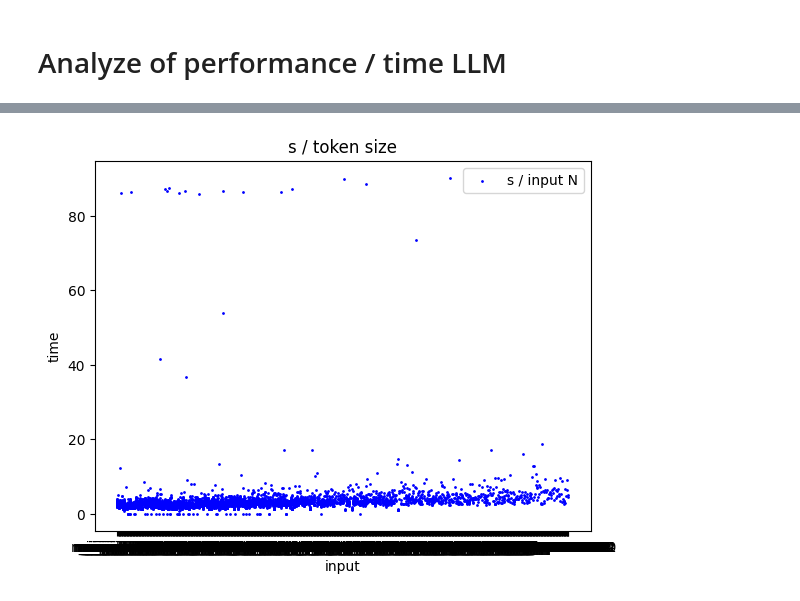
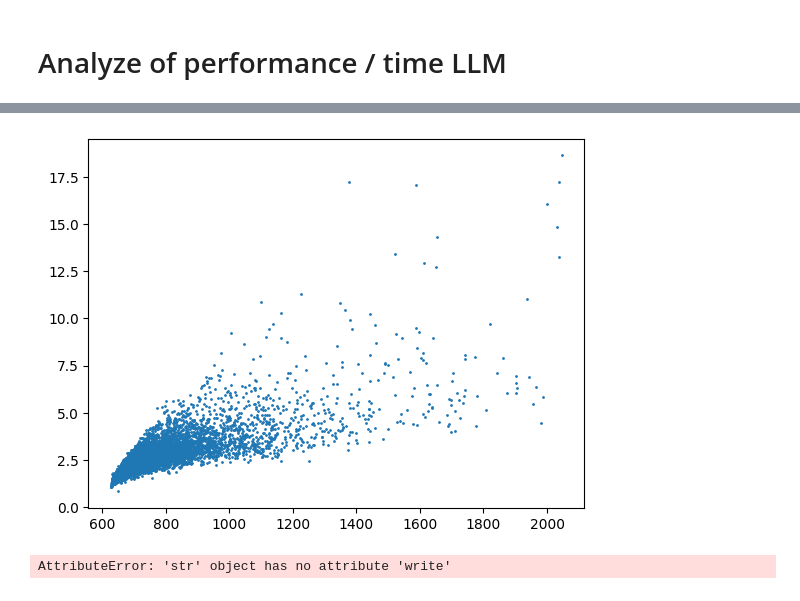
Before and after one commit to cfrancois7/ia4survey, a Jupyter notebook: notebook/perf_llm_analyze.ipynb, the cells around one changed output, grey strips where cells are left out. Cells and saved outputs as stored; diff of their text form; code cells hidden in the pictures.

```diff
--- a/notebook/perf_llm_analyze.ipynb
+++ b/notebook/perf_llm_analyze.ipynb
@@ -6,15 +23,23 @@ import matplotlib.pyplot as plt
 # %%
 df_log = read_csv(
-    "llm.log",
+    "./log/llm_0.log",
     sep=";",
     skiprows=5,
     header=None,
     names=["id", "input", "output", "time", "success"],
 )
-df_log.loc[:, "id"] = df_log["id"].map(lambda x: x.split(":")[-1])
-# %%
-ax = df_log.plot.scatter(x="input", y="time", s=1, color="blue", label="s / input N")
-plt.title('s / token size')
-plt.show()
-# %% [output]
-[figure, removed]
+# %%
+df_log.loc[:, "id"] = df_log["id"].map(lambda x: x.split(":")[-1])
+df_log.loc[:, "input"] = df_log["input"].map(lambda x: x.split("=")[-1]).astype(float)
+df_log.loc[:, "output"] = df_log["output"].map(lambda x: x.split("=")[-1]).astype(float)
+# %%
+from matplotlib import ticker
+
+df_scatter = df_log[df_log.success == True]
+plt.scatter(
+    x=df_scatter.input.values,
+    y=df_scatter.time.values,
+    s=1)
+plt.show()
+# %% [output]
+[figure, added]
@@ -20,0 +89,4 @@ plt.show()
+# %%
+json.dumps(msg, "../data/prompt/2048_extract_export.json")
+# %% [output]
+AttributeError: 'str' object has no attribute 'write'
```
Also changed, not shown: parts of 6 cells of this notebook, 7 other files.
